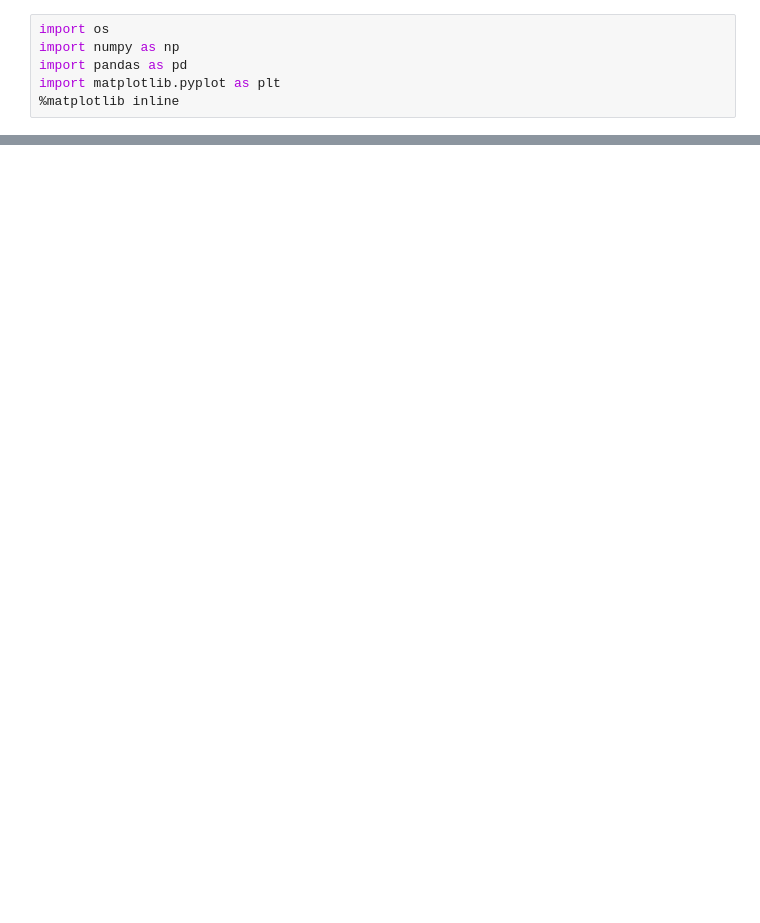
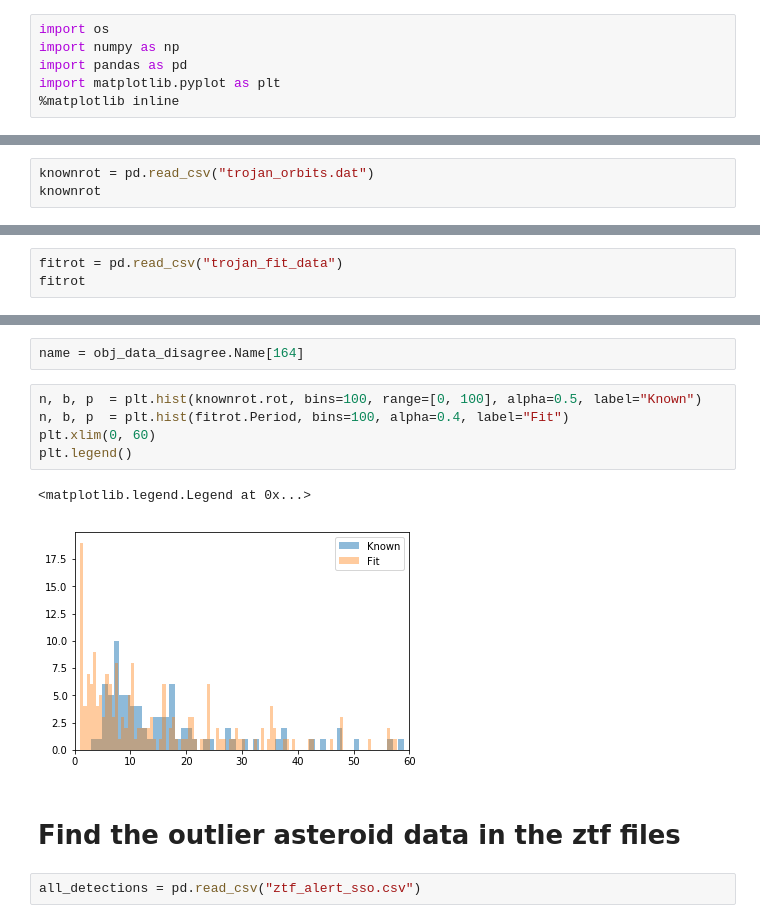
Before and after one commit to dirac-institute/CometGPs, a Jupyter notebook: data/paper_plots/ztf_lightcurves/Period_vs_Period.ipynb, the cells around one changed output, grey strips where cells are left out. Drawn from its saved outputs; the diff is of its cells as text; blank space fills up the shorter version.

```diff
--- a/data/paper_plots/ztf_lightcurves/Period_vs_Period.ipynb
+++ b/data/paper_plots/ztf_lightcurves/Period_vs_Period.ipynb
@@ -109,0 +15,3 @@ t.utc.mjd
+# %%
+knownrot = pd.read_csv("trojan_orbits.dat")
+knownrot
@@ -109,0 +37,3 @@ t.utc.mjd
+# %%
+fitrot = pd.read_csv("trojan_fit_data")
+fitrot
@@ -109,0 +136,14 @@ t.utc.mjd
+# %%
+name = obj_data_disagree.Name[164]
+# %%
+n, b, p  = plt.hist(knownrot.rot, bins=100, range=[0, 100], alpha=0.5, label="Known")
+n, b, p  = plt.hist(fitrot.Period, bins=100, alpha=0.4, label="Fit")
+plt.xlim(0, 60)
+plt.legend()
+# %% [output]
+<matplotlib.legend.Legend at 0x...>
+[figure, added]
+# %% [markdown]
+# Find the outlier asteroid data in the ztf files
+# %%
+all_detections = pd.read_csv("ztf_alert_sso.csv")
```
Also changed, not shown: parts of 46 cells of this notebook, 5 other files.
